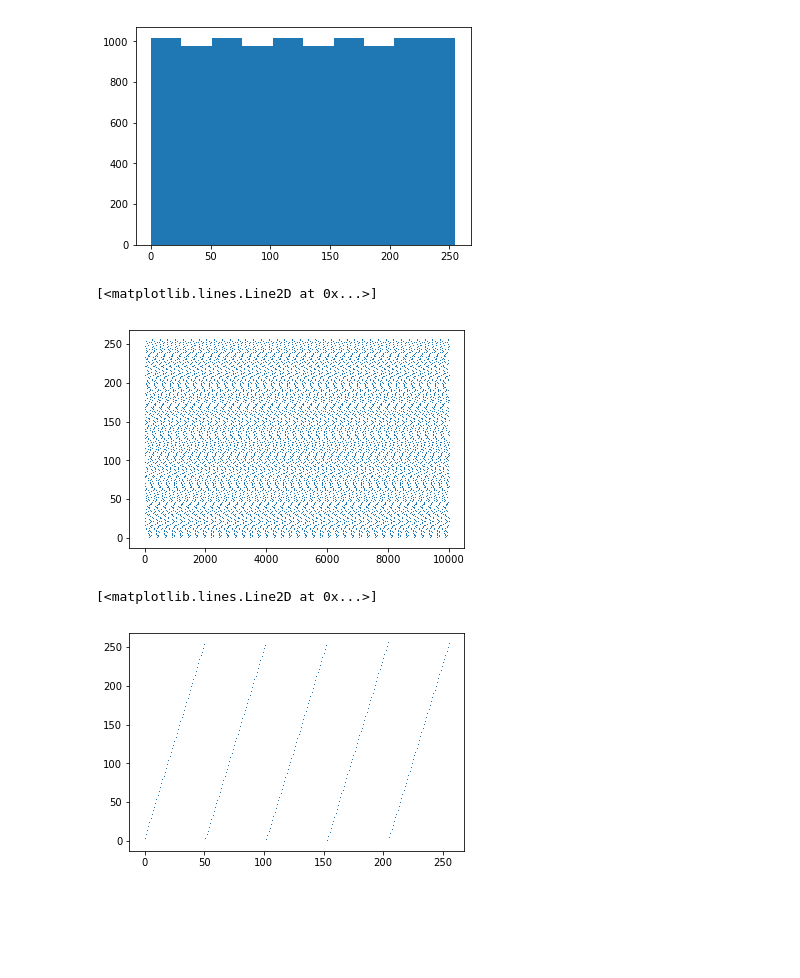
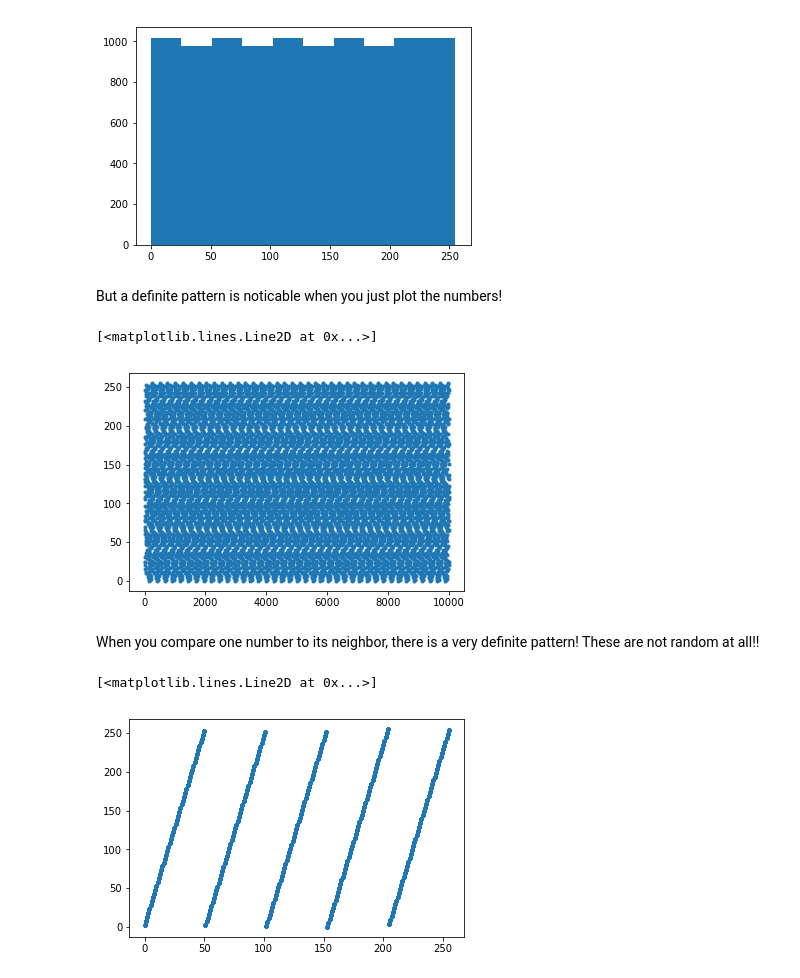
Before and after one commit to blanton144/computational, a Jupyter notebook: docs/notebooks/random.ipynb, the cells around one changed output. Saved outputs shown, nothing was run; the diff lists cells and outputs as text; code cells hidden in the pictures; blank space fills up the shorter version.

```diff
--- a/docs/notebooks/random.ipynb
+++ b/docs/notebooks/random.ipynb
@@ -40,13 +44,17 @@ plt.hist(x)
          204. ,  229.5,  255. ]),
  <a list of 10 Patch objects>)
 [figure]
+# %% [markdown]
+But a definite pattern is noticable when you just plot the numbers!
 # %%
-plt.plot(x, ',')
+plt.plot(x, '.')
 # %% [output]
 [<matplotlib.lines.Line2D at 0x...>]
-[figure, old version]
+[figure, new version]
+# %% [markdown]
+When you compare one number to its neighbor, there is a very definite pattern! These are not random at all!!
 # %%
-plt.plot(x[0:-2], x[1:-1], ',')
+plt.plot(x[0:-2], x[1:-1], '.')
 # %% [output]
 [<matplotlib.lines.Line2D at 0x...>]
-[figure, old version]
+[figure, new version]
```
Also changed, not shown: parts of 3 cells of this notebook, 14 other files.
